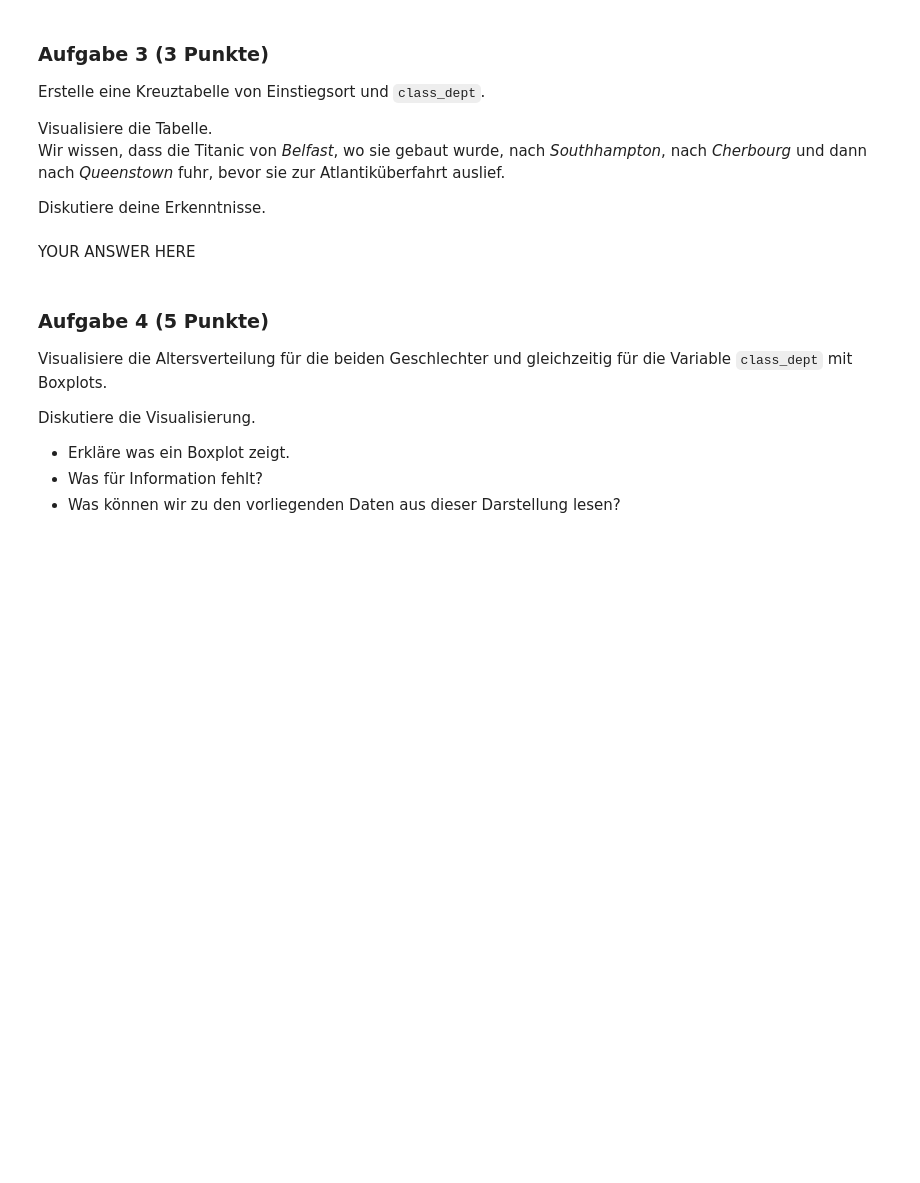
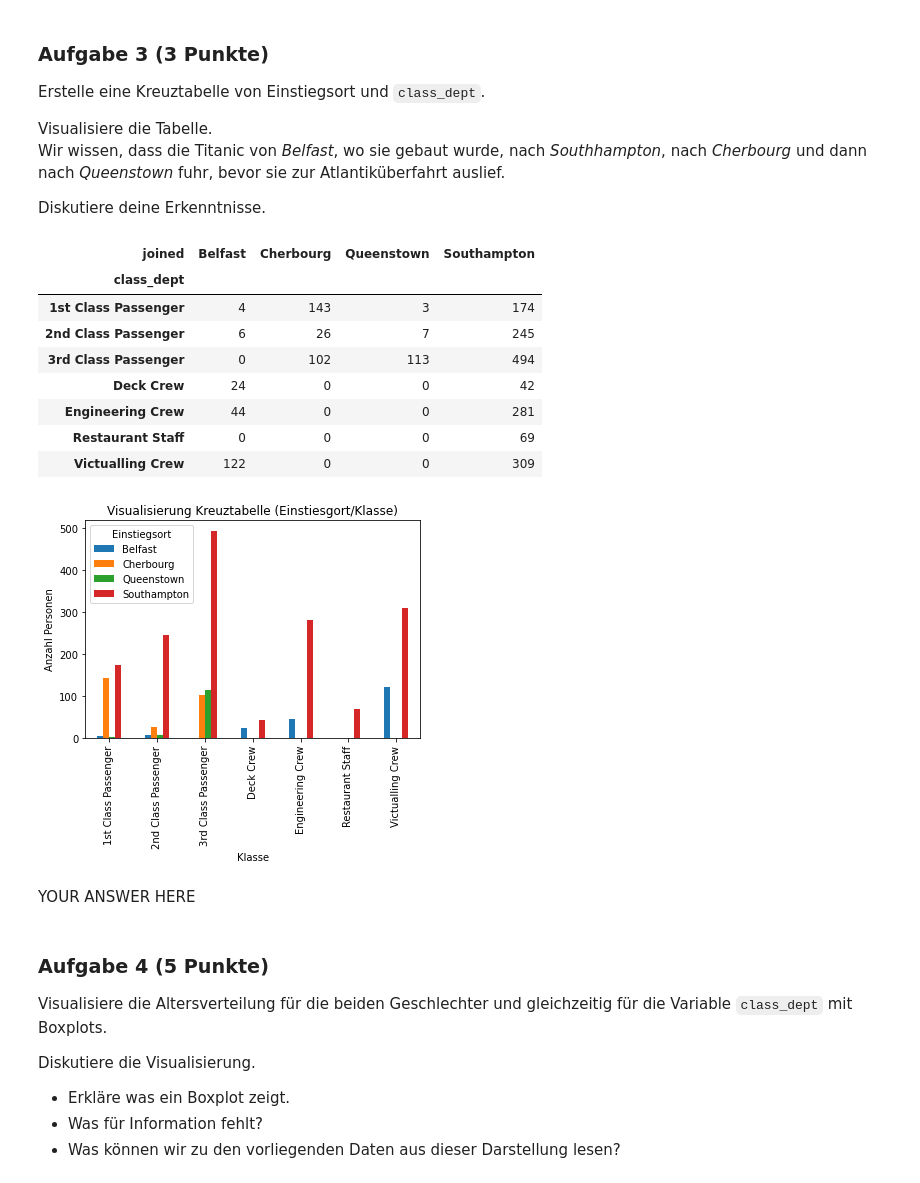
Before and after one commit to marcschny/dsp_assignments, a Jupyter notebook: assignments/assignment11_graded/exercise11.ipynb, the cells around one changed output. Cells and saved outputs as stored; diff of their text form; code cells hidden in the pictures; blank space fills up the shorter version.

```diff
--- a/assignments/assignment11_graded/exercise11.ipynb
+++ b/assignments/assignment11_graded/exercise11.ipynb
@@ -204,0 +200,28 @@ NotImplementedError:
+# %%
+#return all children ( < 18)
+def children(data):
+    persons =  data[data["age"].notnull()]
+    return persons[persons["age"].astype(int) < 18]
+
+#return all passengers or non-passenger
+def passenger(data, isPassenger):
+    persons =  data[data["age"].notnull()]
+    return persons.age[persons["is_passenger"] == isPassenger].values
+
+#concat dataframes
+allPersons = pd.concat([victims, survivors])
+
+#print answers
+print("Anzahl Personen insgesamt: "+str(len(allPersons)))
+print("Anzahl Personen ohne Ticketpreis: "+str(len(allPersons[allPersons.ticketprice.isna()])))
+print("  891 davon sind Besatzungsmitglieder, und 26 sind Passagiere")
+print("Anzahl Personen ohne Altersangabe: "+str(len(allPersons[allPersons.age == -1])))
+print(
+    "Anzahl Männer: "+str(len(allPersons[allPersons.sex == "Male"]))+", "+
+    "Anzahl Frauen: "+str(len(allPersons[allPersons.sex == "Female"]))
+     )
+print("Anzahl Kinder [männlich]: "+str(len(children(allPersons[allPersons.sex == "Male"]))))
+print("Anzahl Kinder [weiblich]: "+str(len(children(allPersons[allPersons.sex == "Female"]))))
+print("Durchschnittlicher Ticketpreis (gerundet): "+str(np.around(np.mean(allPersons["ticketprice"]))))
+print("Durchschnittsalter der Besatzungsmitglieder (gerundet): "+str(np.around(np.mean(passenger(allPersons, False).astype(int)))))
+print("Durchschnittsalter der Passagiere (gerundet): "+str(np.around(np.mean(passenger(allPersons, True).astype(int)))))
@@ -217,3 +248,30 @@ raise NotImplementedError()
+# %%
+import matplotlib.pyplot as plt
+
+#create cross table
+joined = allPersons["joined"]
+class_dept = allPersons["class_dept"]
+crossTable = pd.crosstab(class_dept, joined)
+#display cross table
+display(crossTable)
+
+#visualize cross table as bar chart
+ax = crossTable.plot(kind="bar")
+_ = ax.set_title("Visualisierung Kreuztabelle (Einstiesgort/Klasse)")
+_ = ax.set_xlabel("Klasse")
+_ = ax.set_ylabel("Anzahl Personen")
+_ = ax.legend(title="Einstiegsort", loc="upper left")
+# %% [output]
+| joined | Belfast | Cherbourg | Queenstown | Southampton |
+| class_dept |  |  |  |  |
+| 1st Class Passenger | 4 | 143 | 3 | 174 |
+| 2nd Class Passenger | 6 | 26 | 7 | 245 |
+| 3rd Class Passenger | 0 | 102 | 113 | 494 |
+| Deck Crew | 24 | 0 | 0 | 42 |
+| Engineering Crew | 44 | 0 | 0 | 281 |
+| Restaurant Staff | 0 | 0 | 0 | 69 |
+| Victualling Crew | 122 | 0 | 0 | 309 |
+[figure, added]
 # %% [markdown]
 YOUR ANSWER HERE
 # %% [markdown]
```
Also changed, not shown: parts of 4 cells of this notebook.
